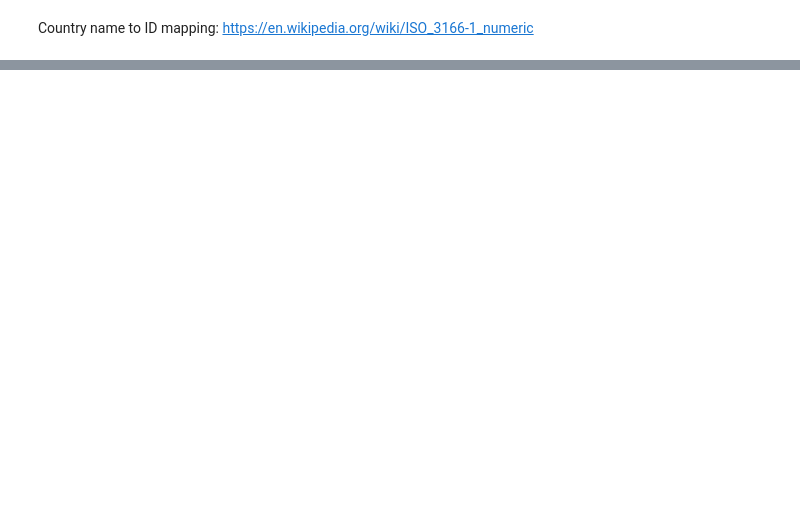
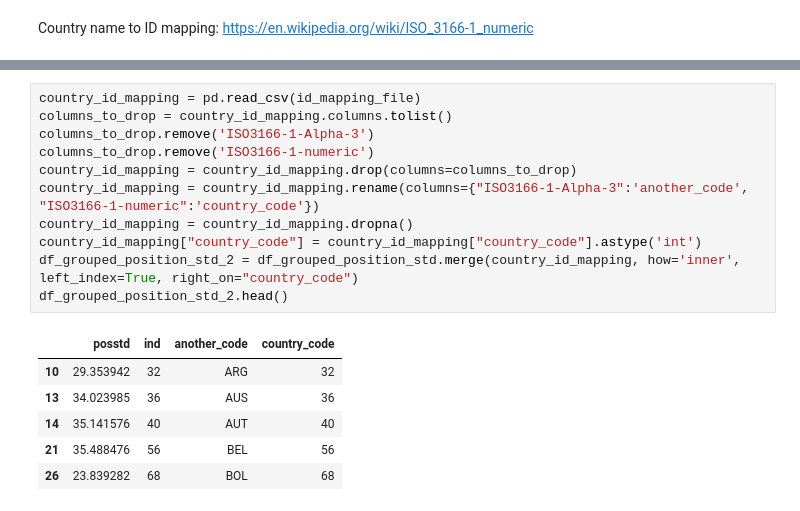
Before and after one commit to gurus848/COMP4462_Project, a Jupyter notebook: Task_3/Viz_2_Heatmap/Ranking_Velocity_Heatmap_Task_3_Viz_2.ipynb, the cells around one changed output, grey strips where cells are left out. Drawn from its saved outputs; the diff is of its cells as text; blank space fills up the shorter version.

```diff
--- a/Task_3/Viz_2_Heatmap/Ranking_Velocity_Heatmap_Task_3_Viz_2.ipynb
+++ b/Task_3/Viz_2_Heatmap/Ranking_Velocity_Heatmap_Task_3_Viz_2.ipynb
@@ -49,0 +102,18 @@ base_chart = alt.Chart(map_source, width=800, height=400).mark_geoshape(
+# %%
+country_id_mapping = pd.read_csv(id_mapping_file)
+columns_to_drop = country_id_mapping.columns.tolist()
+columns_to_drop.remove('ISO3166-1-Alpha-3')
+columns_to_drop.remove('ISO3166-1-numeric')
+country_id_mapping = country_id_mapping.drop(columns=columns_to_drop)
+country_id_mapping = country_id_mapping.rename(columns={"ISO3166-1-Alpha-3":'another_code', "ISO3166-1-numeric":'country_code'})
+country_id_mapping = country_id_mapping.dropna()
+country_id_mapping["country_code"] = country_id_mapping["country_code"].astype('int')
+df_grouped_position_std_2 = df_grouped_position_std.merge(country_id_mapping, how='inner', left_index=True, right_on="country_code")
+df_grouped_position_std_2.head()
+# %% [output]
+|  | posstd | ind | another_code | country_code |
+| 10 | 29.353942 | 32 | ARG | 32 |
+| 13 | 34.023985 | 36 | AUS | 36 |
+| 14 | 35.141576 | 40 | AUT | 40 |
+| 21 | 35.488476 | 56 | BEL | 56 |
+| 26 | 23.839282 | 68 | BOL | 68 |
```
Also changed, not shown: parts of 8 cells of this notebook.
